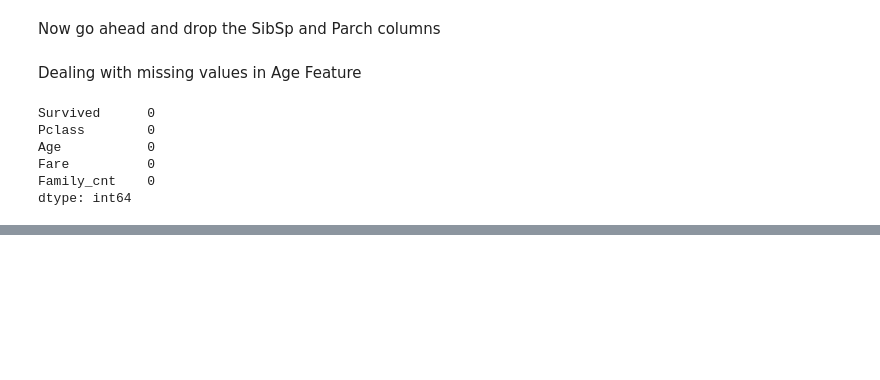
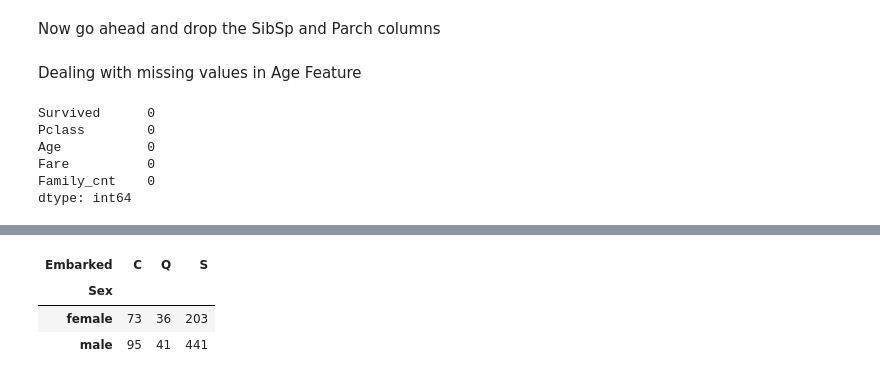
Before and after one commit to ABIGAILDEBBY/titanic-survival, a Jupyter notebook: titanic.ipynb, the cells around one changed output, grey strips where cells are left out. Cells and saved outputs as stored; diff of their text form; code cells hidden in the pictures; blank space fills up the shorter version.

```diff
--- a/titanic.ipynb
+++ b/titanic.ipynb
@@ -158,0 +203,7 @@ data.head()
+# %%
+data.pivot_table('Survived', index='Sex', columns='Embarked', aggfunc='count')
+# %% [output]
+| Embarked | C | Q | S |
+| Sex |  |  |  |
+| female | 73 | 36 | 203 |
+| male | 95 | 41 | 441 |
```
Also changed, not shown: parts of 6 cells of this notebook.
